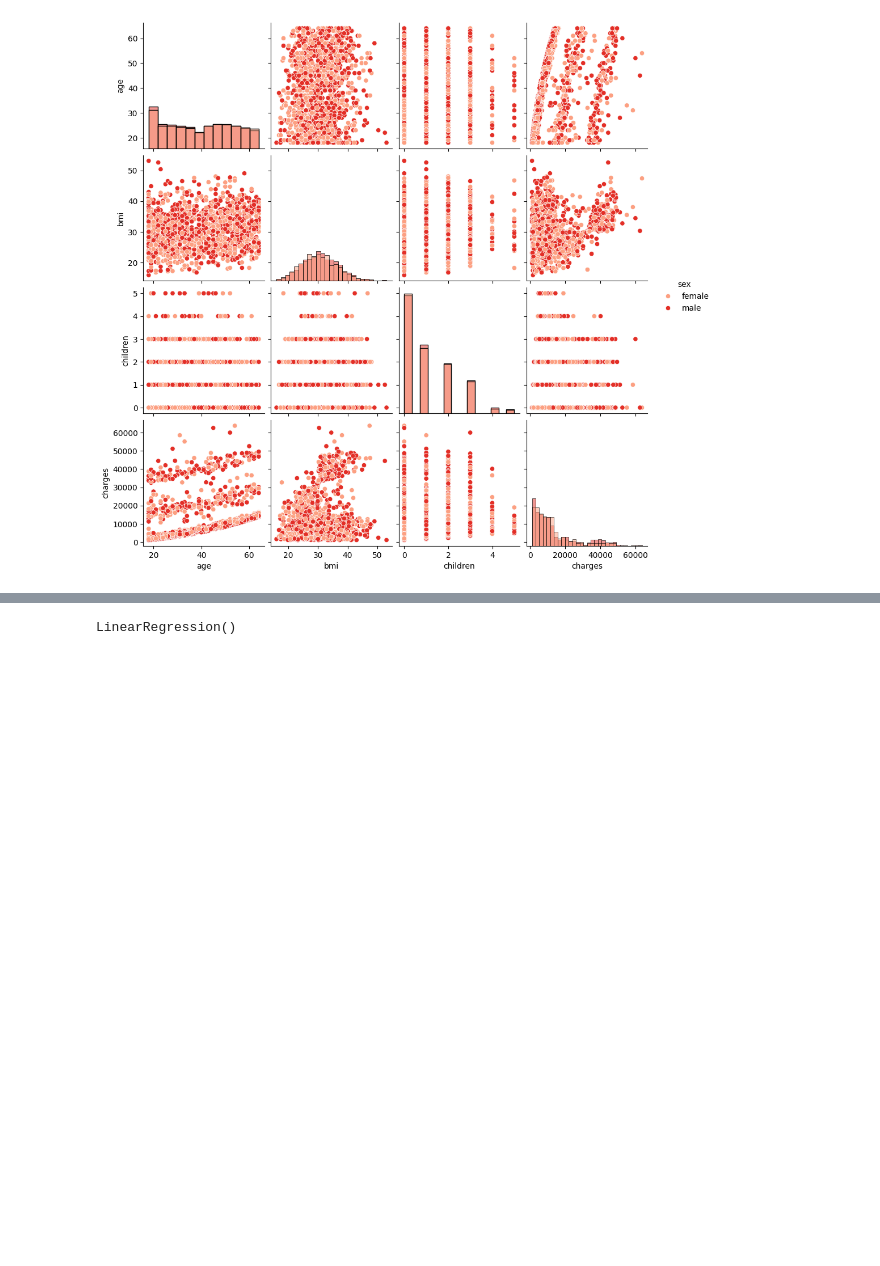
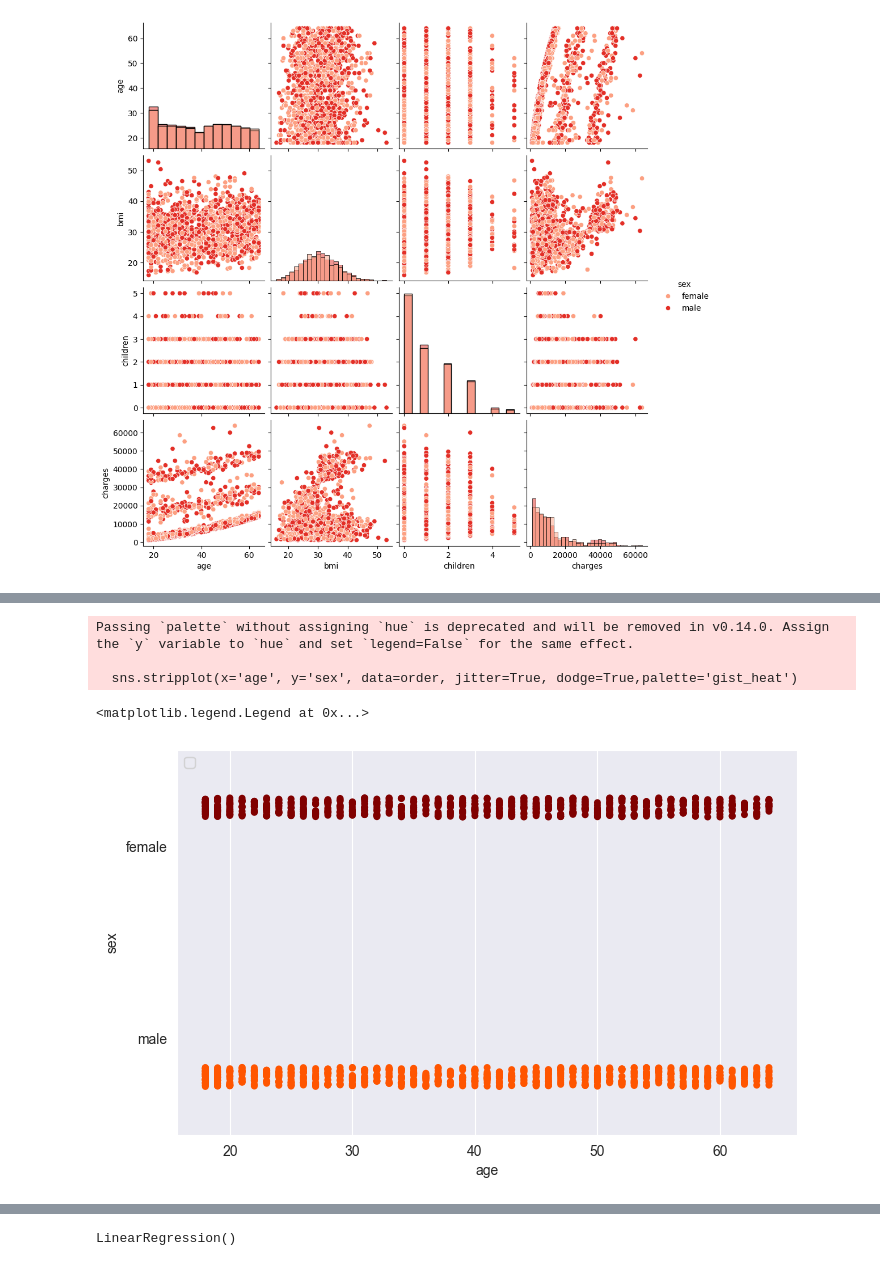
Before and after one commit to shimnasherin77-prog/EDA-project, a Jupyter notebook: project.ipynb, the cells around one changed output, grey strips where cells are left out. Drawn from its saved outputs; the diff is of its cells as text; code cells hidden in the pictures; blank space fills up the shorter version.

```diff
--- a/project.ipynb
+++ b/project.ipynb
@@ -105,0 +120,11 @@ sns.pairplot(order,hue='sex',palette='Reds',diag_kind='hist')
+# %%
+plt.figure(figsize=(8, 5))
+sns.set_style('darkgrid')#dark,white,whitegrid,darkgrid,ticks
+sns.stripplot(x='age', y='sex', data=order, jitter=True, dodge=True,palette='gist_heat')
+plt.legend(loc=2)
+# %% [output]
+Passing `palette` without assigning `hue` is deprecated and will be removed in v0.14.0. Assign the `y` variable to `hue` and set `legend=False` for the same effect.
+
+  sns.stripplot(x='age', y='sex', data=order, jitter=True, dodge=True,palette='gist_heat')
+<matplotlib.legend.Legend at 0x...>
+[figure, added]
```
Also changed, not shown: parts of 10 cells of this notebook, 1 other file.
